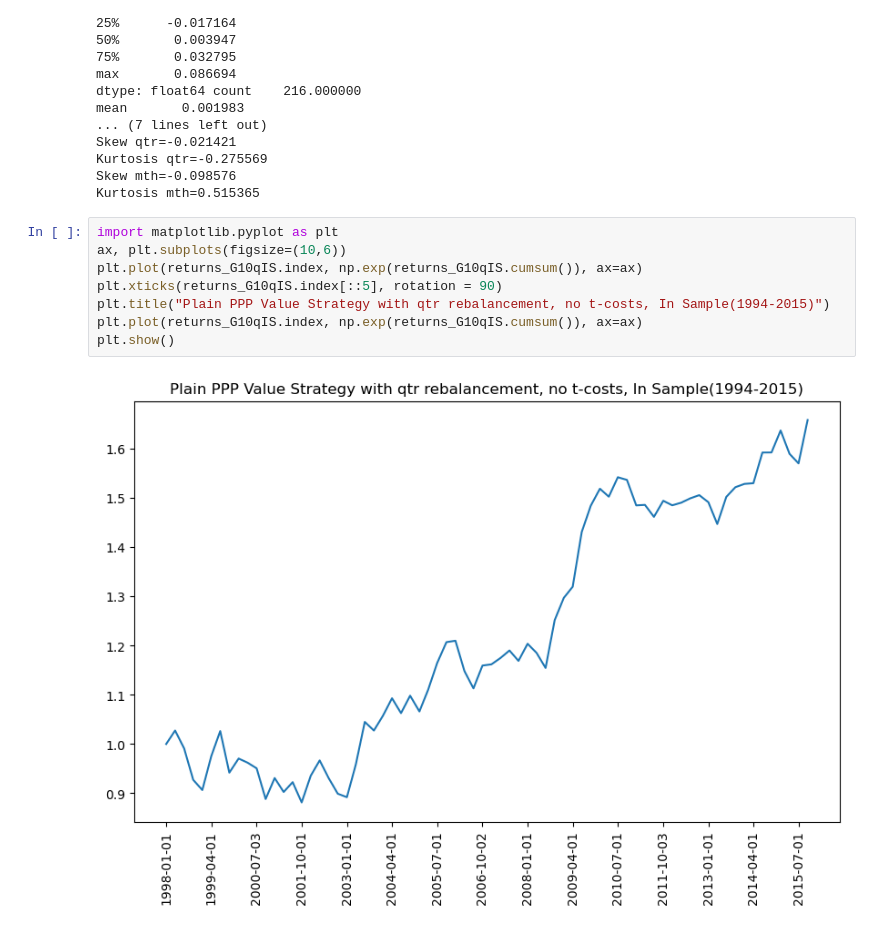
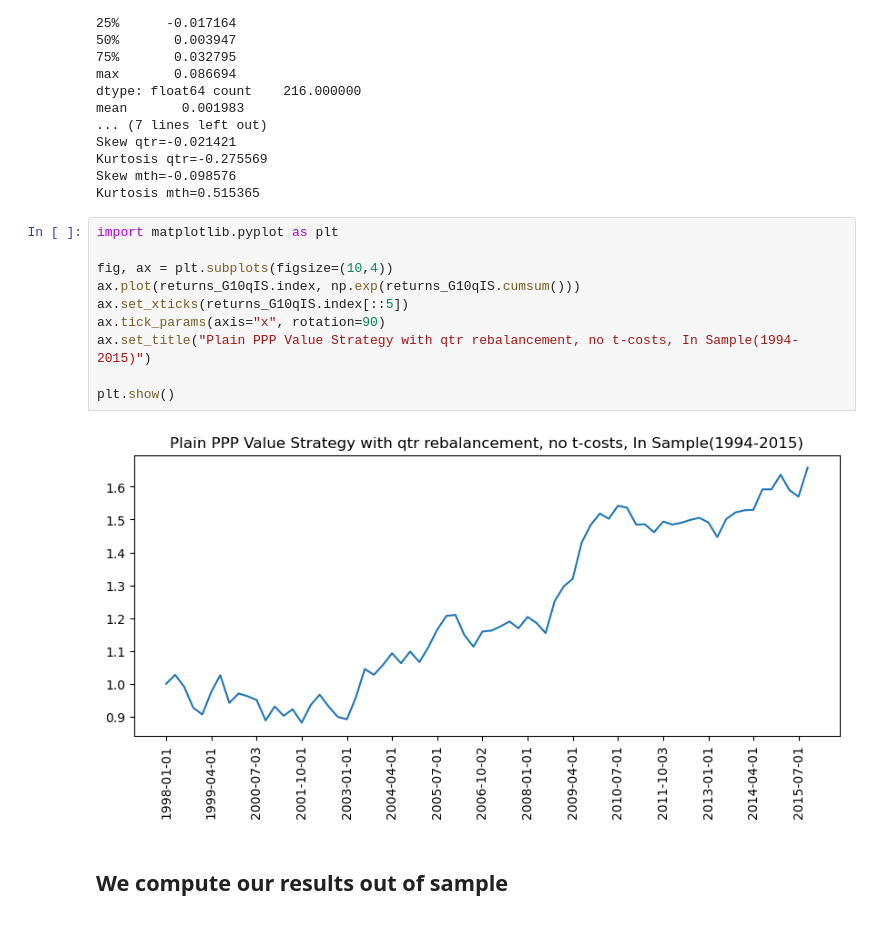
Before and after one commit to ArilesHireche/ARP-Value, a Jupyter notebook: Currency Market/PPP Value Strategy.ipynb, the cells around one changed output. Cells and saved outputs as stored; diff of their text form.

```diff
--- a/Currency Market/PPP Value Strategy.ipynb
+++ b/Currency Market/PPP Value Strategy.ipynb
@@ -193,11 +232,15 @@ Skew mth=-0.098576
 Kurtosis mth=0.515365
 # %%
 import matplotlib.pyplot as plt
-ax, plt.subplots(figsize=(10,6))
-plt.plot(returns_G10qIS.index, np.exp(returns_G10qIS.cumsum()), ax=ax)
-plt.xticks(returns_G10qIS.index[::5], rotation = 90)
-plt.title("Plain PPP Value Strategy with qtr rebalancement, no t-costs, In Sample(1994-2015)")
-plt.plot(returns_G10qIS.index, np.exp(returns_G10qIS.cumsum()), ax=ax)
+
+fig, ax = plt.subplots(figsize=(10,4))
+ax.plot(returns_G10qIS.index, np.exp(returns_G10qIS.cumsum()))
+ax.set_xticks(returns_G10qIS.index[::5])
+ax.tick_params(axis="x", rotation=90)
+ax.set_title("Plain PPP Value Strategy with qtr rebalancement, no t-costs, In Sample(1994-2015)")
+
 plt.show()
 # %% [output]
-[figure, old version]
+[figure, new version]
+# %% [markdown]
+## We compute our results out of sample
```
Also changed, not shown: parts of 11 cells of this notebook.
